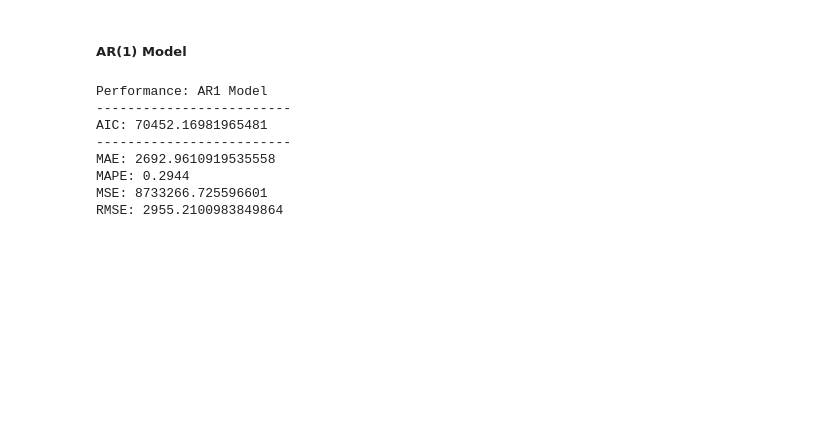
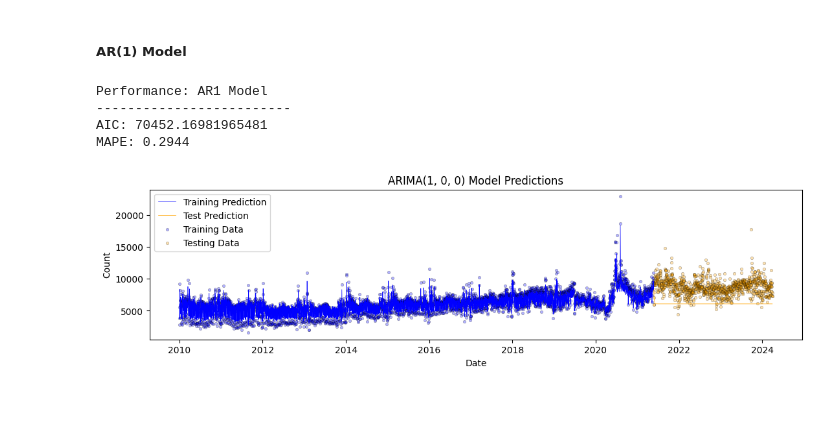
Before and after one commit to rjlatail/NYC_311_Forecasting, a Jupyter notebook: NYC_311_Forecasting_Notebook.ipynb, the cells around one changed output. Drawn from its saved outputs; the diff is of its cells as text; code cells hidden in the pictures; blank space fills up the shorter version.

Commit message:
standardizing visuals

```diff
--- a/NYC_311_Forecasting_Notebook.ipynb
+++ b/NYC_311_Forecasting_Notebook.ipynb
@@ -47,16 +58,11 @@ pd.set_option('display.max_info_rows', 100)
 # %%
 %%time
+# Read in 311 data
 
-# Read in 311 data
-df_311_calls = pd.read_csv('Data/311_Service_Requests_20240430.csv',
-                     index_col = 'Unique Key',
-                     usecols = ['Agency','Borough','Complaint Type',
-                              'Created Date','Incident Zip',#'Latitude','Longitude',
-                              'Unique Key'],
-                     dtype = {'Agency':'category','Borough':'category','Complaint Type':str,
-                              'Created Date':str,'Incident Zip':str,#'Latitude':float,'Longitude':float,
-                              'Unique Key':'int64'})
+df_311_calls  = pd.read_csv('Data/311_Service_Requests_20240430.csv',
+                            index_col='Unique Key',
+                            usecols = ['Agency','Borough','Complaint Type','Created Date','Incident Zip','Unique Key'],
+                            dtype = {'Agency':'category','Borough':'category','Complaint Type':str,'Created Date':str,'Incident Zip':str,'Unique Key':'int64'})
 
-# Rename columns
-df_311_calls.rename({'Complaint Type': 'Type', 'Created Date': 'Date', 'Incident Zip': 'Zip'}, axis=1, inplace=True)
+df_311_calls = df_311_calls.rename(columns={'Complaint Type': 'Type', 'Created Date': 'Date', 'Incident Zip': 'Zip'})
 # %% [output]
@@ -663,28 +664,36 @@ ar1_pred = ar1_results.get_forecast(steps=len(test_df))
 ar1_y_pred = ar1_pred.predicted_mean
 
 # Evaluation metrics
-ar1_mae = mean_absolute_error(test_df['Count'], ar1_y_pred)
 ar1_mape = mean_absolute_percentage_error(test_df['Count'], ar1_y_pred)
-ar1_mse = mean_squared_error(test_df['Count'], ar1_y_pred)
-ar1_rmse = root_mean_squared_error(test_df['Count'], ar1_y_pred)
 
 print('Performance: AR1 Model')
 print('-------------------------')
-print(f'AIC: {baseline2_results.aic}')
-print('-------------------------')
-print(f'MAE: {ar1_mae}')
+print(f'AIC: {ar1_results.aic}')
 print(f'MAPE: {ar1_mape:.4f}')
-print(f'MSE: {ar1_mse}')
-print(f'RMSE: {ar1_rmse}')
 # %% [output]
 Performance: AR1 Model
 -------------------------
 AIC: 70452.16981965481
--------------------------
-MAE: 2692.9610919535558
 MAPE: 0.2944
-MSE: 8733266.725596601
-RMSE: 2955.2100983849864
+# %%
+# Visualize
+train_pred = ar1_results.predict(start=train_df.index[0], end=train_df.index[-1])
+
+fig, ax = plt.subplots(figsize=(13, 3))
+ax.plot(train_df.index, train_pred, label='Training Prediction', color='blue', linewidth=.5)
+ax.plot(test_df.index, ar1_y_pred, label='Test Prediction', color='orange', linewidth=.5)
+ax.scatter(train_df.index, train_df['Count'],
+           alpha=0.3, label='Training Data', color='blue', edgecolors='black', linewidths=.5, s=10)
+ax.scatter(test_df.index, test_df['Count'],
+           alpha=0.3, label='Testing Data', color='orange', edgecolors='black', linewidths=.5, s=10)
+
+plt.xlabel('Date')
+plt.ylabel('Count')
+plt.title('ARIMA(1, 0, 0) Model Predictions')
+plt.legend()
+plt.show()
+# %% [output]
+[figure, added]
 # %% [markdown]
 <br>
 # %% [markdown]
```
Also changed, not shown: parts of 64 cells of this notebook.
